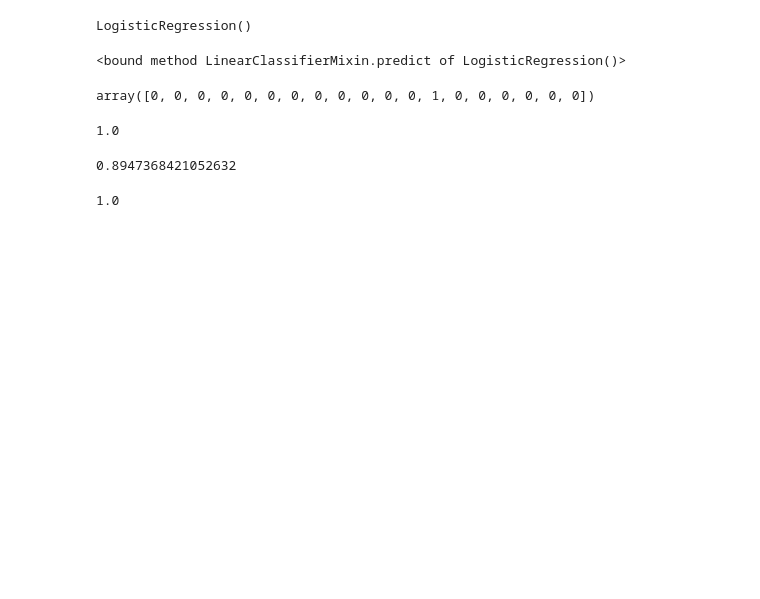
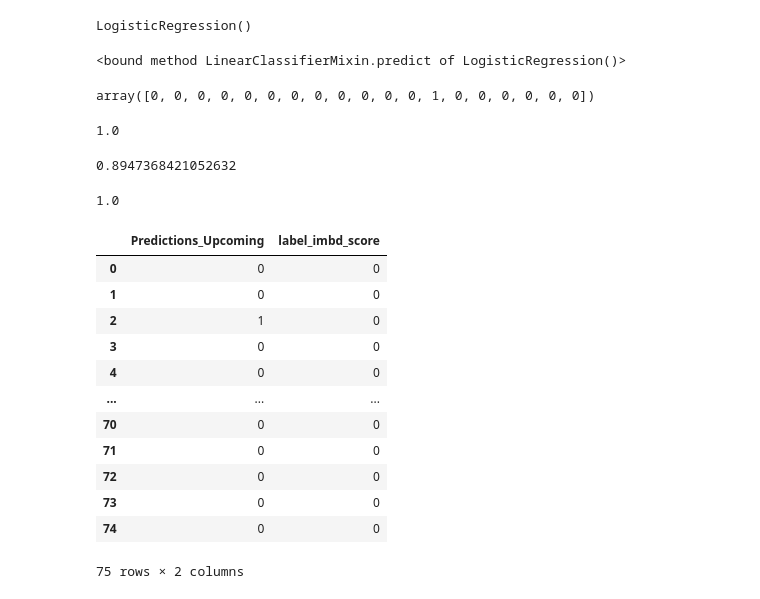
Before and after one commit to mgiandello/Project_4, a Jupyter notebook: Machine Learning Logistic Regression.ipynb, the cells around one changed output. Cells and saved outputs as stored; diff of their text form; code cells hidden in the pictures; blank space fills up the shorter version.

```diff
--- a/Machine Learning Logistic Regression.ipynb
+++ b/Machine Learning Logistic Regression.ipynb
@@ -340,7 +358,7 @@ Data columns (total 14 columns):
 dtypes: float64(1), int64(3), object(10)
 memory usage: 8.8+ KB
 # %%
-y = movies_test_df['label'].astype('int')
-X = movies_test_df.drop('label', axis = 1)
+y1 = movies_test_df['label_imbd_score'].astype('int')
+X1 = movies_test_df.drop('label_imbd_score', axis = 1)
 # X.info()
 # %%
@@ -378,33 +396,33 @@ from sklearn.preprocessing import LabelEncoder
 
 lb_make = LabelEncoder()
 transformed = lb_make.fit_transform(X['title'])
-X['title'] = transformed
+X1['title'] = transformed
 
 transformed = lb_make.fit_transform(X['movie_rating'])
-X['movie_rating'] = transformed
+X1['movie_rating'] = transformed
 
 transformed = lb_make.fit_transform(X['genre_name'])
-X['genre_name'] = transformed
+X1['genre_name'] = transformed
 
 transformed = lb_make.fit_transform(X['Director'])
-X['Director'] = transformed
+X1['Director'] = transformed
 
 transformed = lb_make.fit_transform(X['Writer'])
-X['Writer'] = transformed
+X1['Writer'] = transformed
 
 transformed = lb_make.fit_transform(X['Actors'])
-X['Actors'] = transformed
+X1['Actors'] = transformed
 
 transformed = lb_make.fit_transform(X['Language'])
-X['Language'] = transformed
+X1['Language'] = transformed
 
 transformed = lb_make.fit_transform(X['Poster'])
-X['Poster'] = transformed
+X1['Poster'] = transformed
 
 transformed = lb_make.fit_transform(X['release_date'])
-X['release_date'] = transformed
+X1['release_date'] = transformed
 
-X
+X1
 # %% [output]
 |  | movie_id | title | movie_rating | release_date | runtime | genre_name | Director | Writer | Actors | ... |
 | 0 | 0 | 45 | 3 | 16 | 0 | 18 | 7 | 17 | 35 | ... |
@@ -424,10 +442,10 @@ X_train, X_test, y_train, y_test = train_test_split(X, y, random_state=1)
 # %%
-classifier = LogisticRegression()
-classifier
+classifier1 = LogisticRegression()
+classifier1
 # %% [output]
 LogisticRegression()
 # %%
-classifier.fit(X_train, y_train)
+classifier1.fit(X_train, y_train)
 # %% [output]
 STOP: TOTAL NO. of ITERATIONS REACHED LIMIT.
 
@@ -459,2 +477,20 @@ classifier.score(X_test, y_predict)
 # %% [output]
 1.0
+# %%
+y_pred_up = pd.DataFrame(classifier.predict(X1), index=X1.index, columns=['Predictions_Upcoming'])
+y_pred_up2 = y_pred_up.merge(y1, how='outer', left_index=True, right_index=True)
+y_pred_up2
+# %% [output]
+|  | Predictions_Upcoming | label_imbd_score |
+| 0 | 0 | 0 |
+| 1 | 0 | 0 |
+| 2 | 1 | 0 |
+| 3 | 0 | 0 |
+| 4 | 0 | 0 |
+| ... | ... | ... |
+| 70 | 0 | 0 |
+| 71 | 0 | 0 |
+| 72 | 0 | 0 |
+| 73 | 0 | 0 |
+| 74 | 0 | 0 |
+75 rows × 2 columns
```
Also changed, not shown: parts of 28 cells of this notebook, 12 other files.
